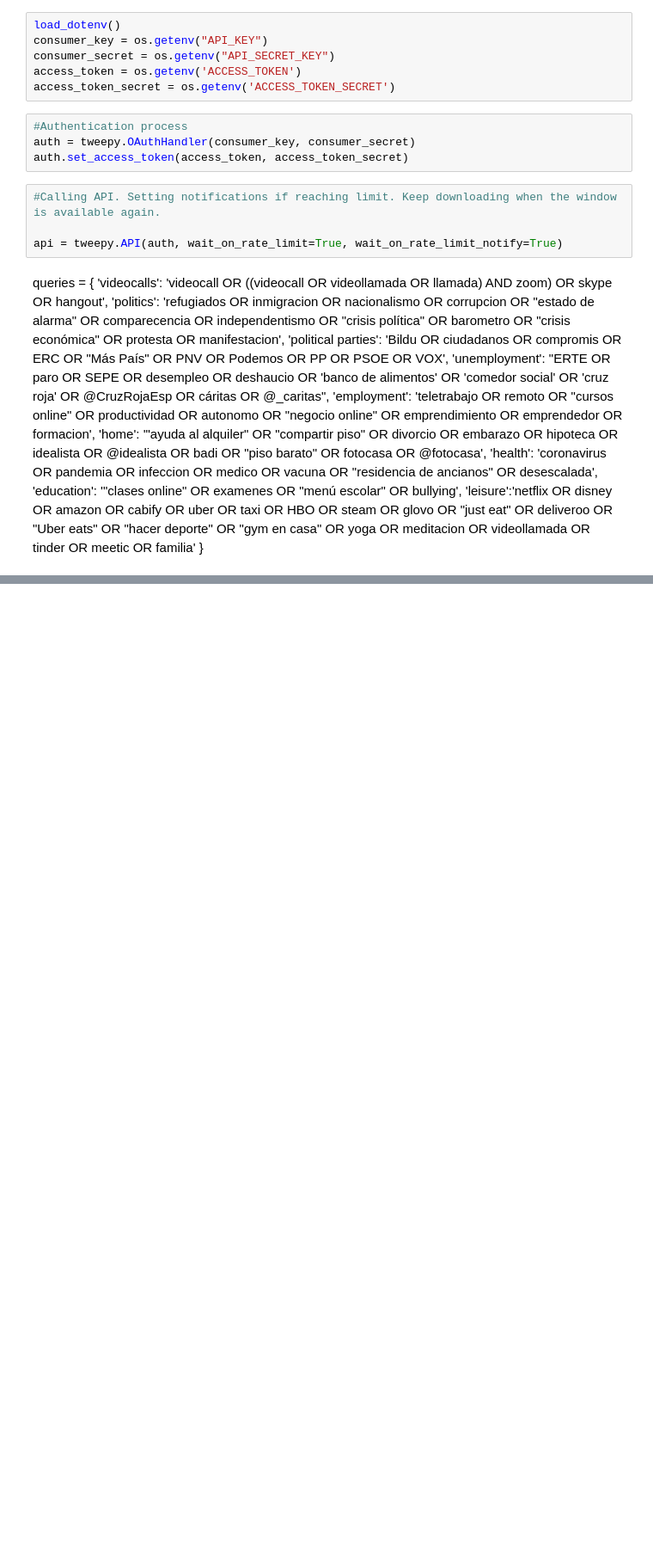
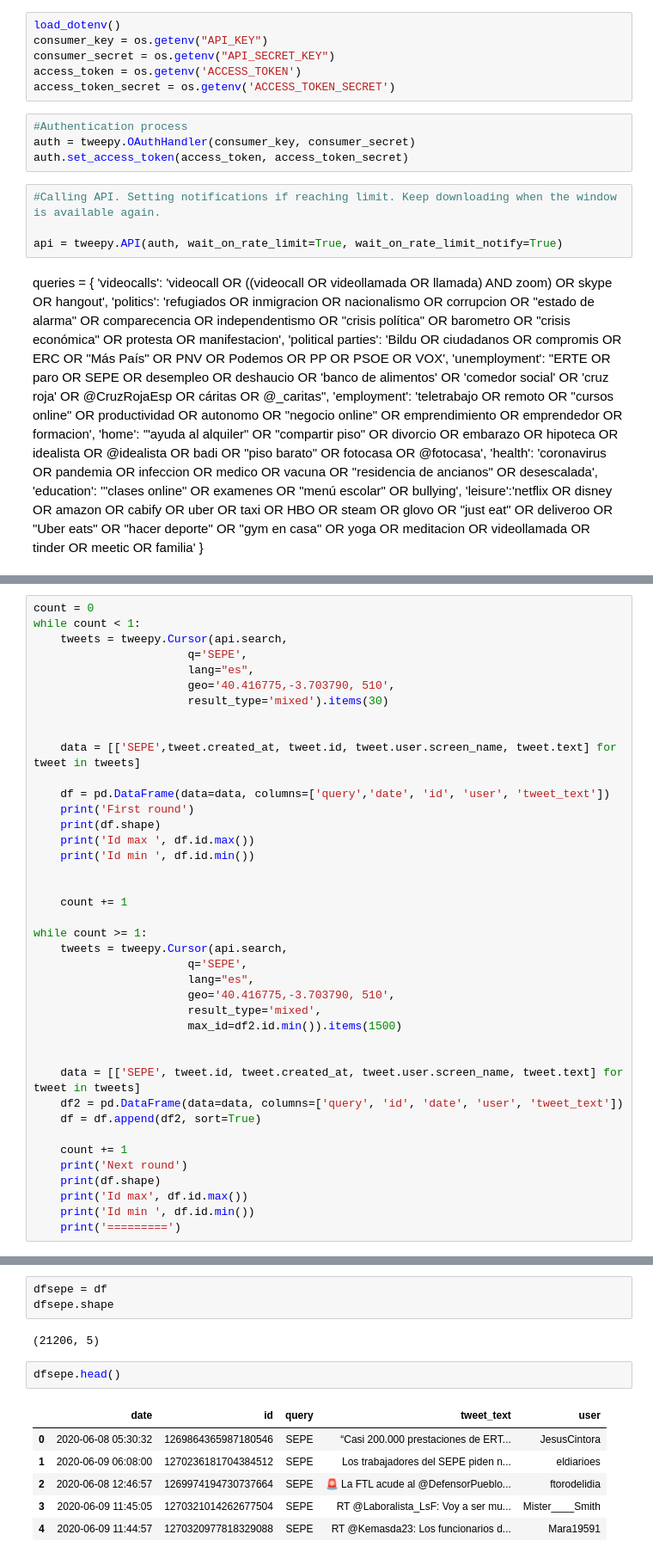
Before and after one commit to patricrp/automated_etl_google_cloud-social_dashboard, a Jupyter notebook: Twitter/Twitter API request.ipynb, the cells around one changed output, grey strips where cells are left out. Shown at 86% size. Saved outputs shown, nothing was run; the diff lists cells and outputs as text; blank space fills up the shorter version.

```diff
--- a/Twitter/Twitter API request.ipynb
+++ b/Twitter/Twitter API request.ipynb
@@ -157,0 +251,40 @@ df_final
+# %%
+count = 0
+while count < 1:
+    tweets = tweepy.Cursor(api.search,
+                       q='SEPE',
+                       lang="es",
+                       geo='40.416775,-3.703790, 510',
+                       result_type='mixed').items(30)
+
+
+    data = [['SEPE',tweet.created_at, tweet.id, tweet.user.screen_name, tweet.text] for tweet in tweets]
+
+    df = pd.DataFrame(data=data, columns=['query','date', 'id', 'user', 'tweet_text'])
+    print('First round')
+    print(df.shape)
+    print('Id max ', df.id.max())
+    print('Id min ', df.id.min())
+
+
+    count += 1
+
+while count >= 1:
+    tweets = tweepy.Cursor(api.search,
+                       q='SEPE',
+                       lang="es",
+                       geo='40.416775,-3.703790, 510',
+                       result_type='mixed',
+                       max_id=df2.id.min()).items(1500)
+
+
+    data = [['SEPE', tweet.id, tweet.created_at, tweet.user.screen_name, tweet.text] for tweet in tweets]
+    df2 = pd.DataFrame(data=data, columns=['query', 'id', 'date', 'user', 'tweet_text'])
+    df = df.append(df2, sort=True)
+
+    count += 1
+    print('Next round')
+    print(df.shape)
+    print('Id max', df.id.max())
+    print('Id min ', df.id.min())
+    print('=========')
@@ -157,0 +353,14 @@ df_final
+# %%
+dfsepe = df
+dfsepe.shape
+# %% [output]
+(21206, 5)
+# %%
+dfsepe.head()
+# %% [output]
+|  | date | id | query | tweet_text | user |
+| 0 | 2020-06-08 05:30:32 | 1269864365987180546 | SEPE | “Casi 200.000 prestaciones de ERT... | JesusCintora |
+| 1 | 2020-06-09 06:08:00 | 1270236181704384512 | SEPE | Los trabajadores del SEPE piden n... | eldiarioes |
+| 2 | 2020-06-08 12:46:57 | 1269974194730737664 | SEPE | 🚨 La FTL acude al @DefensorPueblo... | ftorodelidia |
+| 3 | 2020-06-09 11:45:05 | 1270321014262677504 | SEPE | RT @Laboralista_LsF: Voy a ser mu... | Mister____Smith |
+| 4 | 2020-06-09 11:44:57 | 1270320977818329088 | SEPE | RT @Kemasda23: Los funcionarios d... | Mara19591 |
```
Also changed, not shown: parts of 29 cells of this notebook, 3 other files.
